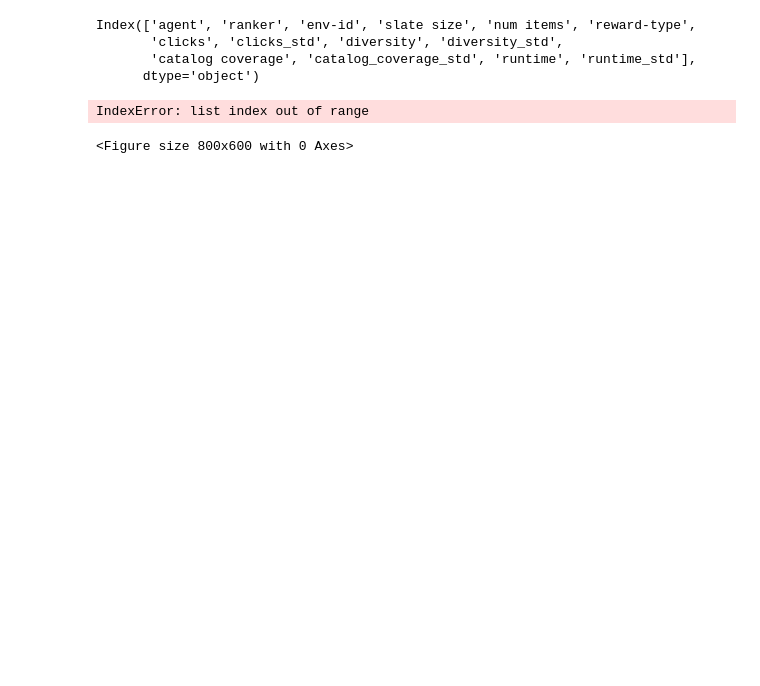
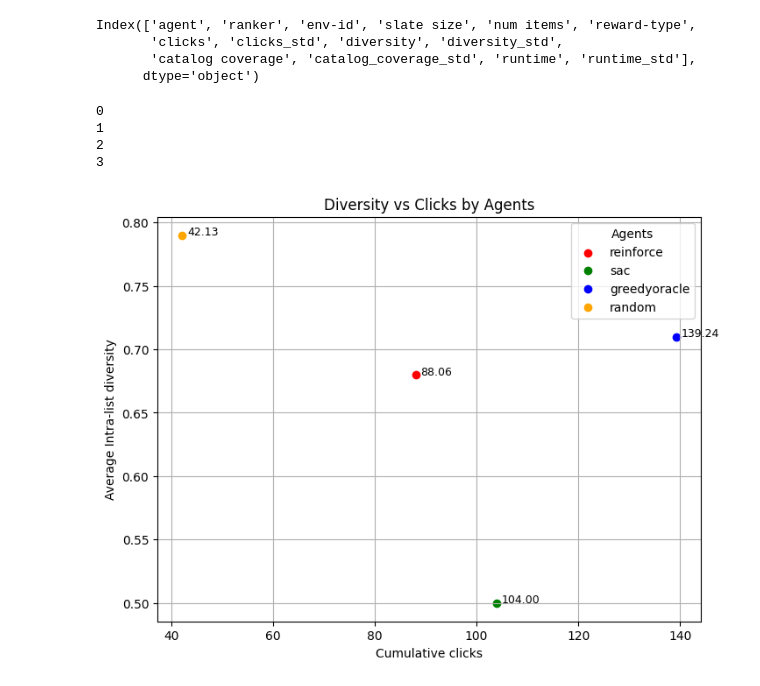
Before and after one commit to YasBenAll/Master_thesis_RLRSs, a Jupyter notebook: results.ipynb, the cells around one changed output. Drawn from its saved outputs; the diff is of its cells as text; code cells hidden in the pictures; blank space fills up the shorter version.

```diff
--- a/results.ipynb
+++ b/results.ipynb
@@ -26,34 +26,41 @@ Index(['agent', 'ranker', 'env-id', 'slate size', 'num items', 'reward-type',
       dtype='object')
 # %%
 data_10= data[data["slate size"]==10]
-data_10_1000 = data_10[data_10["num items"]==1000]
+data_10_1000 = data_10[data_10["num items"]==100]
 data_10_1000_slatetopk = data_10_1000[data_10_1000["env-id"]=="sardine/SlateTopK-Bored-v0"]
 data_10_1000_slatetopk[["agent","diversity", "clicks", "catalog coverage", "runtime"]]
 
-df = data_10_1000_slatetopk[["agent","diversity", "clicks", "catalog coverage", "runtime"]].copy()
+df = data_10_1000_slatetopk[["agent","diversity", "clicks", "catalog coverage", "runtime"]].copy().reset_index(drop=True)
 # %%
 # Plotting diversity vs clicks with a legend for agent names
 plt.figure(figsize=(8, 6))
 
 # Color mapping for agents
 colors = ['red', 'green', 'blue', 'orange']
 
 # Scatter plot with different colors for each agent
 for i, row in df.iterrows():
     print(i)
     plt.scatter(row["clicks"], row["diversity"], color=colors[i], label=row["agent"])
+    # Adding catalog coverage next to each point
+    plt.text(row["clicks"] + 1, row["diversity"], f'{row["clicks"]:.2f}', fontsize=9, ha='left')
+
+
 
 # Plot styling
 plt.xlabel("Cumulative clicks")
 plt.ylabel("Average Intra-list diversity")
 plt.title("Diversity vs Clicks by Agents")
 
 # Adding a legend to show agent names
 plt.legend(title="Agents")
 
 # Display the plot
 plt.grid(True)
 plt.show()
 # %% [output]
-IndexError: list index out of range
+0
+1
+2
+3
-<Figure size 800x600 with 0 Axes>
+[figure, added]
```
